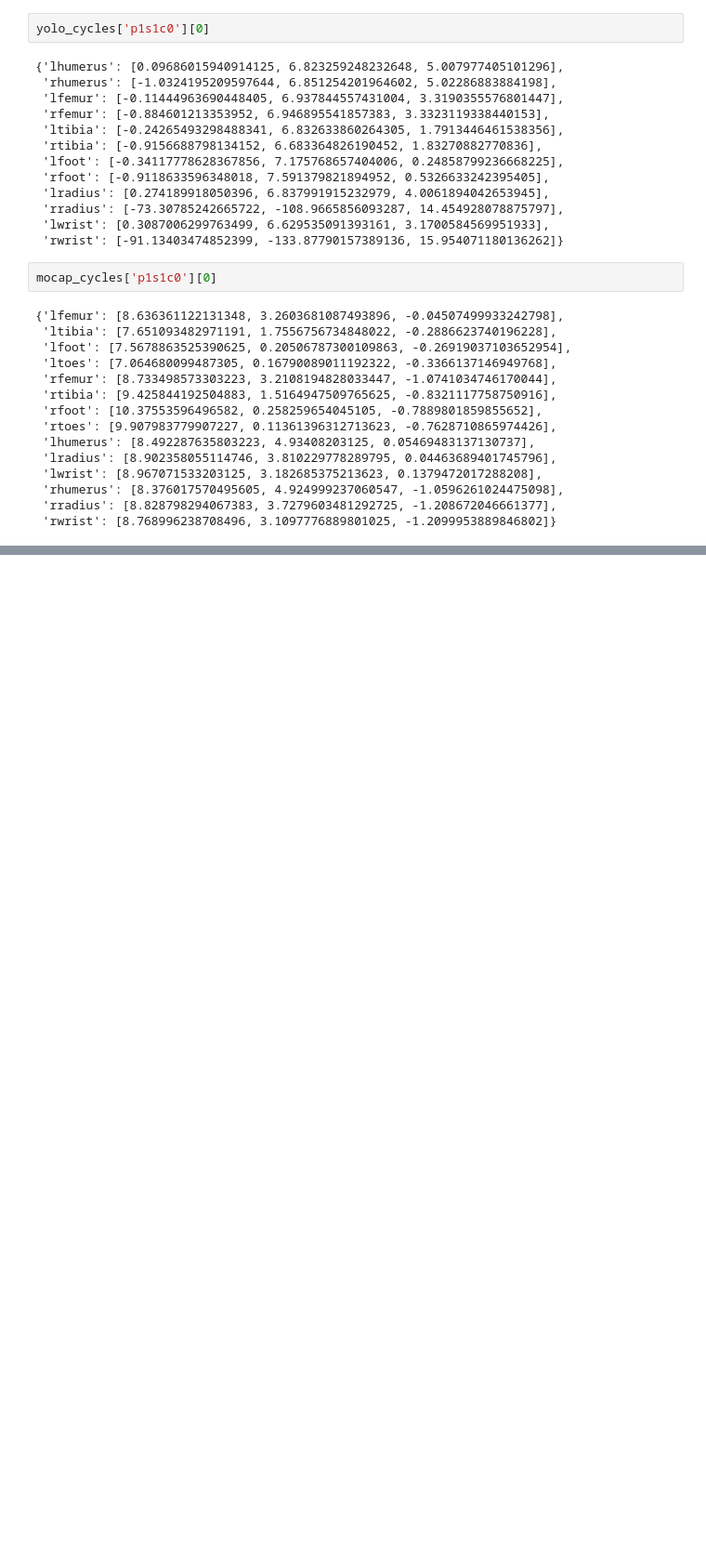
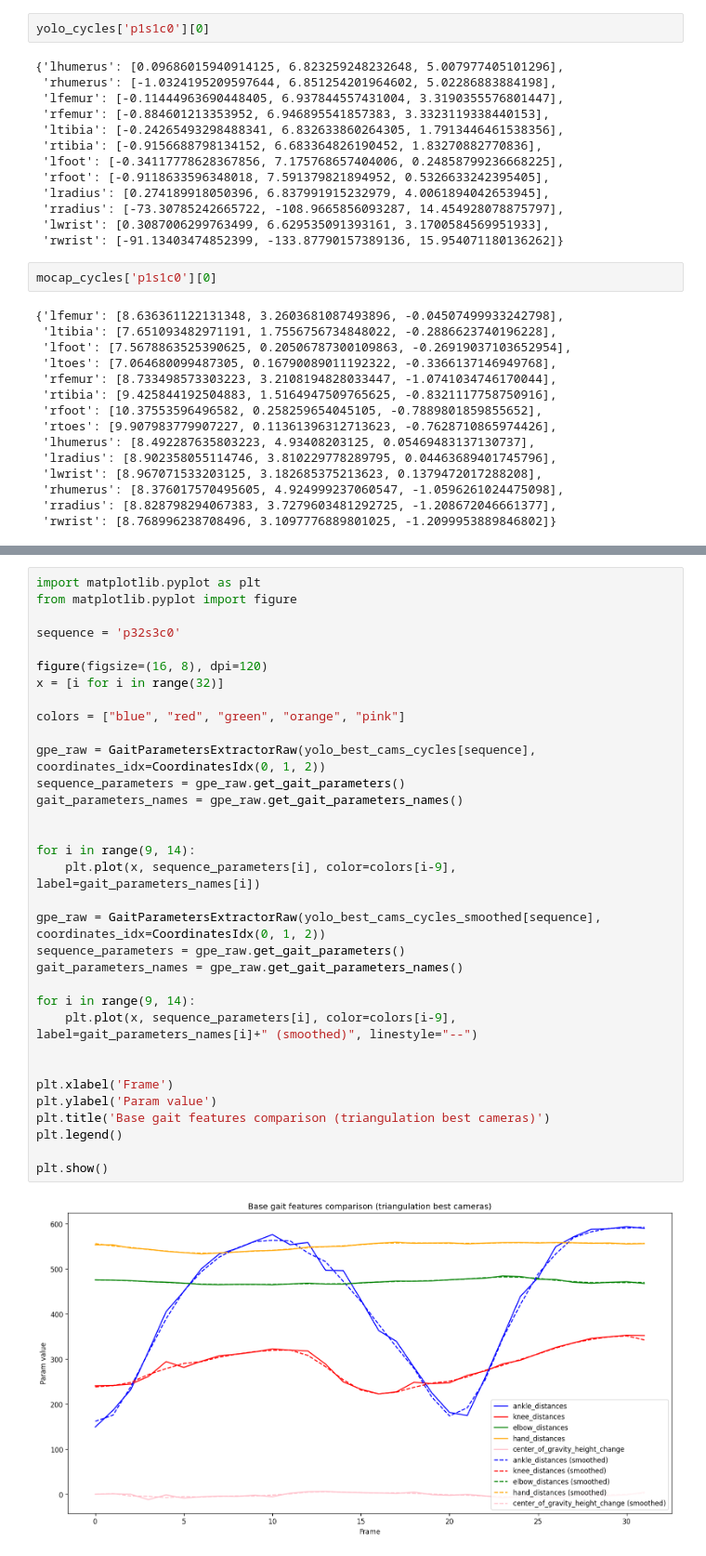
Before and after one commit to mklimek001/gait-features-identification, a Jupyter notebook: steps_separation_analysis.ipynb, the cells around one changed output, grey strips where cells are left out. Shown at 93% size. Saved outputs shown, nothing was run; the diff lists cells and outputs as text; blank space fills up the shorter version.

Commit message:
raw parameters extraction prepared

```diff
--- a/steps_separation_analysis.ipynb
+++ b/steps_separation_analysis.ipynb
@@ -116,0 +147,35 @@ mocap_cycles['p1s1c0'][0]
+# %%
+import matplotlib.pyplot as plt
+from matplotlib.pyplot import figure
+
+sequence = 'p32s3c0'
+
+figure(figsize=(16, 8), dpi=120)
+x = [i for i in range(32)]
+
+colors = ["blue", "red", "green", "orange", "pink"]
+
+gpe_raw = GaitParametersExtractorRaw(yolo_best_cams_cycles[sequence], coordinates_idx=CoordinatesIdx(0, 1, 2))
+sequence_parameters = gpe_raw.get_gait_parameters()
+gait_parameters_names = gpe_raw.get_gait_parameters_names()
+
+
+for i in range(9, 14):
+    plt.plot(x, sequence_parameters[i], color=colors[i-9], label=gait_parameters_names[i])
+
+gpe_raw = GaitParametersExtractorRaw(yolo_best_cams_cycles_smoothed[sequence], coordinates_idx=CoordinatesIdx(0, 1, 2))
+sequence_parameters = gpe_raw.get_gait_parameters()
+gait_parameters_names = gpe_raw.get_gait_parameters_names()
+
+for i in range(9, 14):
+    plt.plot(x, sequence_parameters[i], color=colors[i-9], label=gait_parameters_names[i]+" (smoothed)", linestyle="--")
+
+
+plt.xlabel('Frame')
+plt.ylabel('Param value')
+plt.title('Base gait features comparison (triangulation best cameras)')
+plt.legend()
+
+plt.show()
+# %% [output]
+[figure, added]
```
Also changed, not shown: parts of 5 cells of this notebook, 2 other files.
